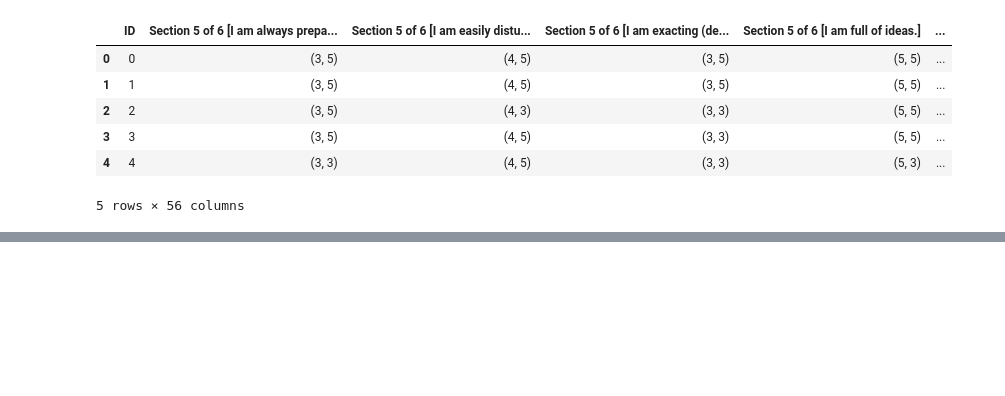
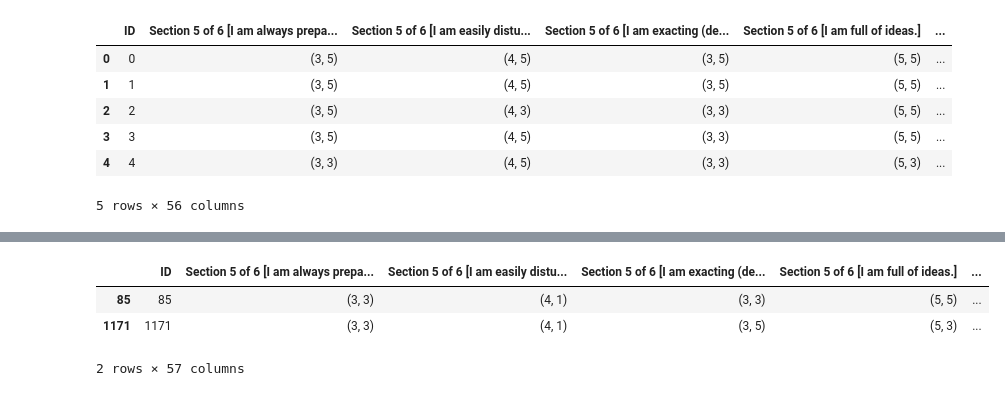
Before and after one commit to thabomayika/data_wrangling, a Jupyter notebook: data_wrangling.ipynb, the cells around one changed output, grey strips where cells are left out. Saved outputs shown, nothing was run; the diff lists cells and outputs as text; code cells hidden in the pictures; blank space fills up the shorter version.

```diff
--- a/data_wrangling.ipynb
+++ b/data_wrangling.ipynb
@@ -86,11 +88,11 @@ def convertData(row, Nums_Cat):
 
     return count
 # %%
-df['Extraversion'] = df.apply(lambda row : convertData(row,'1'), axis = 1)
-df['Openness'] = df.apply(lambda row : convertData(row,'2'), axis = 1)
-df['Agreeable'] = df.apply(lambda row : convertData(row,'3'), axis = 1)
-df['Emotional Stablility'] = df.apply(lambda row : convertData(row,'4'), axis = 1)
-df['Conscienctiousness'] = df.apply(lambda row : convertData(row,'5'), axis = 1)
+df['Conscienctiousness'] = df.apply(lambda row : convertData(row,'1'), axis = 1)
+df['Emotional Stablility'] = df.apply(lambda row : convertData(row,'2'), axis = 1)
+df['Openness'] = df.apply(lambda row : convertData(row,'3'), axis = 1)
+df['Agreeable'] = df.apply(lambda row : convertData(row,'4'), axis = 1)
+df['Extraversion'] = df.apply(lambda row : convertData(row,'5'), axis = 1)
 # %%
 df.head()
 # %% [output]
@@ -103,0 +133,7 @@ df.head()
+# %%
+df_merge[(df_merge['Agreeable'] < 30) & (df_merge['Emotional Stablility'] < 30) & (df_merge['Conscienctiousness'] < 30)]
+# %% [output]
+|  | ID | Section 5 of 6 [I am always prepa... | Section 5 of 6 [I am easily distu... | Section 5 of 6 [I am exacting (de... | Section 5 of 6 [I am full of ideas.] | ... |
+| 85 | 85 | (3, 3) | (4, 1) | (3, 3) | (5, 5) | ... |
+| 1171 | 1171 | (3, 3) | (4, 1) | (3, 5) | (5, 3) | ... |
+2 rows × 57 columns
```
Also changed, not shown: parts of 10 cells of this notebook.
